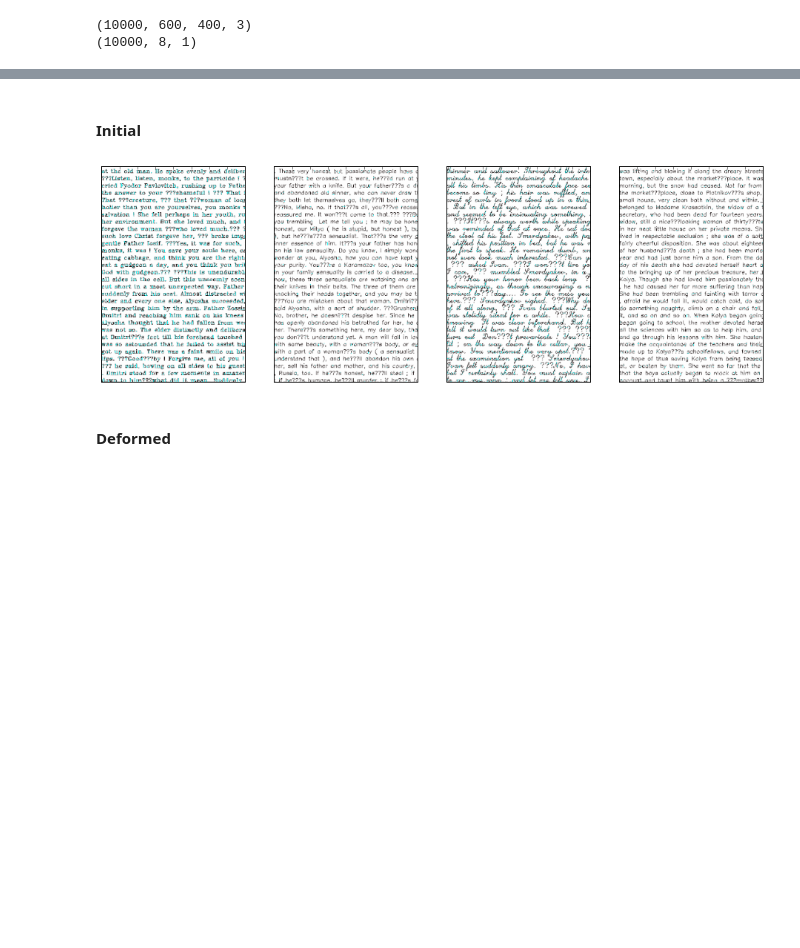
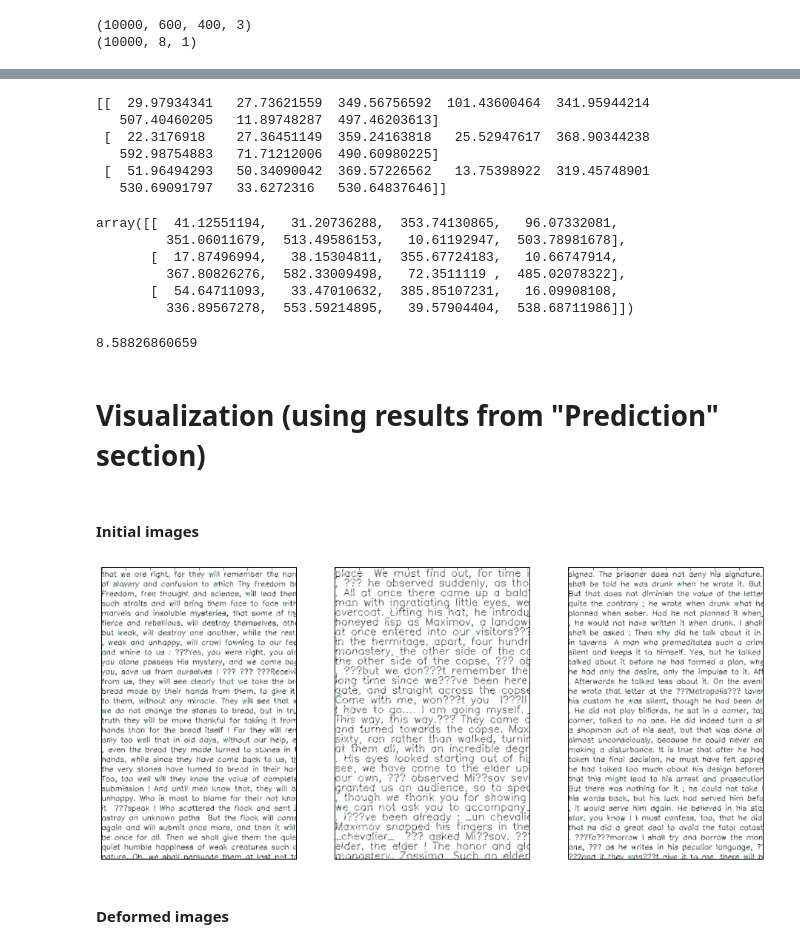
Before and after one commit to GrKirill/Restoration-of-displaced-images, a Jupyter notebook: Model.ipynb, the cells around one changed output, grey strips where cells are left out. Saved outputs shown, nothing was run; the diff lists cells and outputs as text; code cells hidden in the pictures; blank space fills up the shorter version.

```diff
--- a/Model.ipynb
+++ b/Model.ipynb
@@ -77,21 +54,51 @@ array([[  15.70103989,  117.3973076 ,  379.41079209,  118.03119824,
+# %%
+#prediction on validation set
+prediction = model.predict(x_validation)
+print(prediction[:3])
+# %% [output]
+[[  29.97934341   27.73621559  349.56756592  101.43600464  341.95944214
+   507.40460205   11.89748287  497.46203613]
+ [  22.3176918    27.36451149  359.24163818   25.52947617  368.90344238
+   592.98754883   71.71212006  490.60980225]
+ [  51.96494293   50.34090042  369.57226562   13.75398922  319.45748901
+   530.69091797   33.6272316   530.64837646]]
+# %%
+#actual values on validation set
+new_y_validation[:3]
+# %% [output]
+array([[  41.12551194,   31.20736288,  353.74130865,   96.07332081,
+         351.06011679,  513.49586153,   10.61192947,  503.78981678],
+       [  17.87496994,   38.15304811,  355.67724183,   10.66747914,
+         367.80826276,  582.33009498,   72.3511119 ,  485.02078322],
+       [  54.64711093,   33.47010632,  385.85107231,   16.09908108,
+         336.89567278,  553.59214895,   39.57904404,  538.68711986]])
+# %%
+# mean error on validation set
+errors = [pred-actu for pred, actu in zip(prediction, new_y_validation)]
+error_mean = np.mean(error_list)
+print(error_mean)
+# %% [output]
+8.58826860659
+# %% [markdown]
+# Visualization (using results from "Prediction" section)
 # %% [markdown]
-#### Initial
+#### Initial images
 # %%
 n_rows = 1
-n_cols = 4
+n_cols = 3
 plt.figure(figsize=(16, 10))
 for i in range(n_rows*n_cols):
     plt.subplot(n_rows, n_cols, i+1)
-    pts_src = y_test[i].reshape((4,2))
+    pts_src = new_y_validation[i].reshape((4,2)) #actual values on val.set
     pts_dst = np.array([[0, 0], [400, 0], [400, 600],[0, 600]])
     h, status = cv2.findHomography(pts_src, pts_dst)
-    vis_img = cv2.warpPerspective(x_test[i], h, (x_test[i].shape[1],x_test[i].shape[0]))
+    vis_img = cv2.warpPerspective(x_validation[i], h, (x_validation[i].shape[1],x_validation[i].shape[0]))
 
     plt.tick_params(bottom='off', left='off', labelbottom='off', labelleft='off')
     plt.imshow(vis_img)
 # %% [output]
-[figure, old version]
+[figure, new version]
 # %% [markdown]
-#### Deformed
+#### Deformed images
 # %%
 n_rows = 1
```
Also changed, not shown: parts of 12 cells of this notebook.
